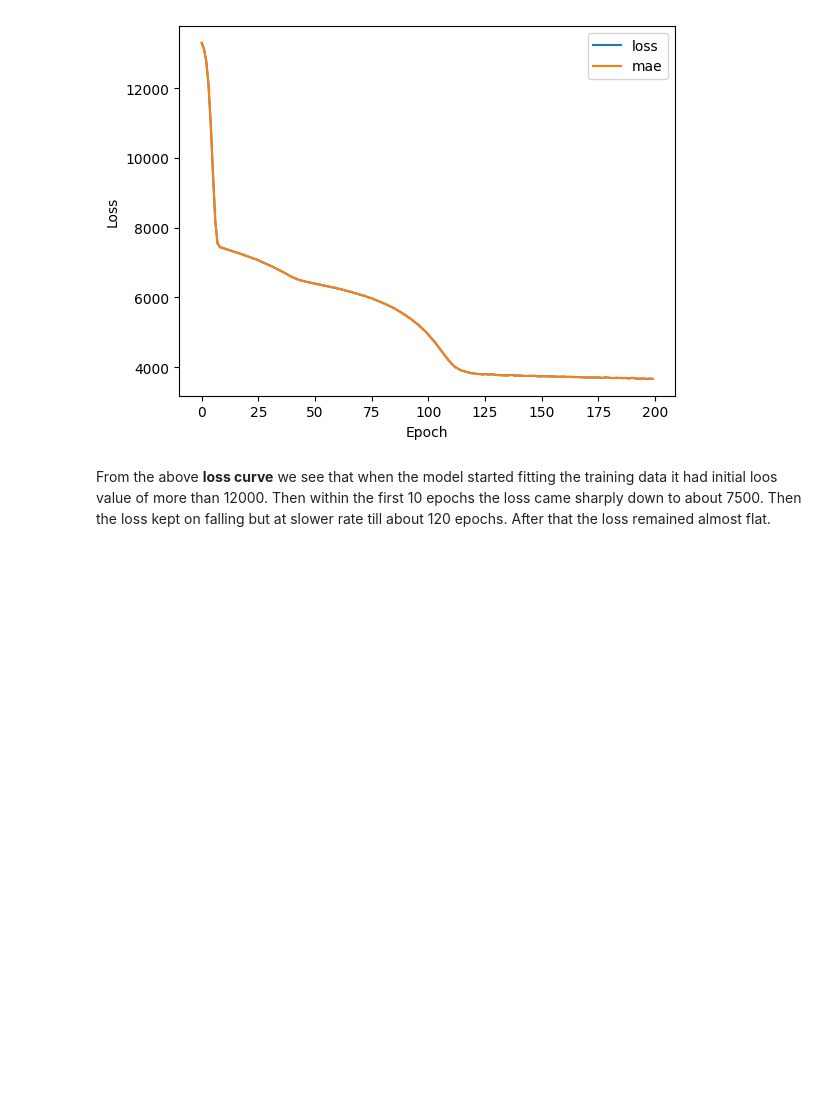
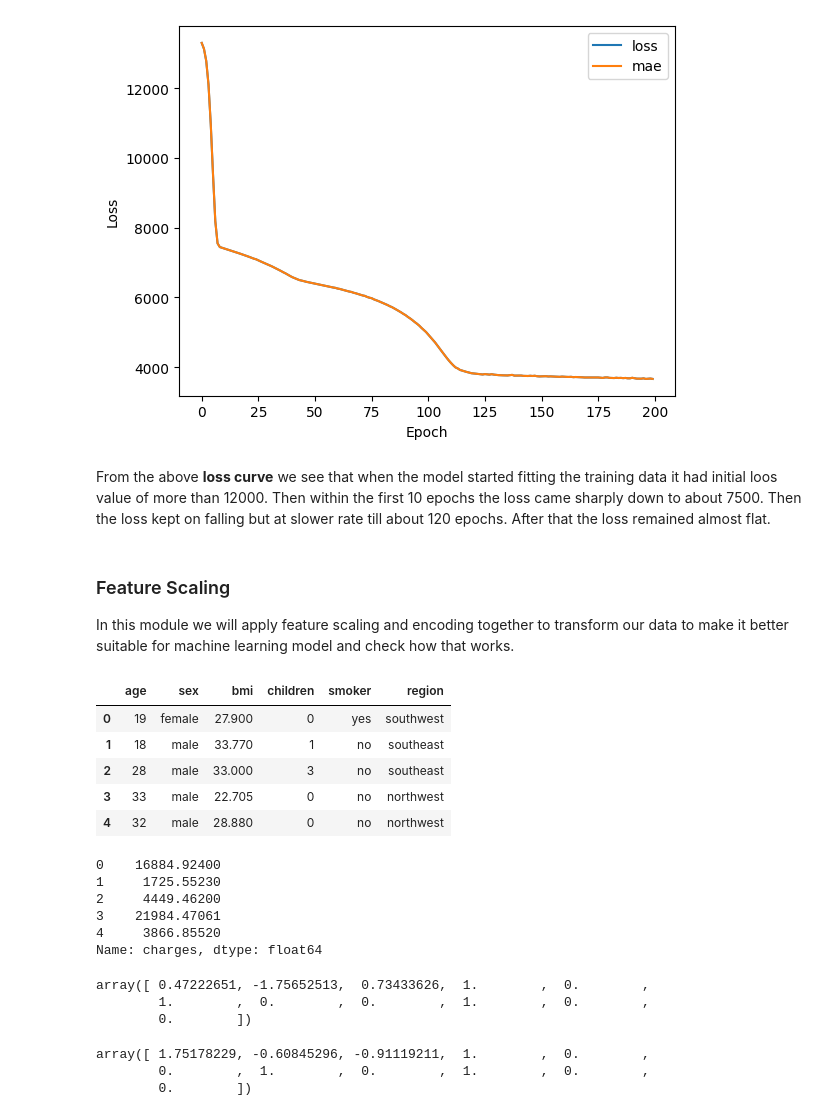
Before and after one commit to GoAshim/Artificial-Neural-Network-with-TensorFlow, a Jupyter notebook: 03_Regression_Problem_with_TensorFlow_Predict_Premium.ipynb, the cells around one changed output. Saved outputs shown, nothing was run; the diff lists cells and outputs as text; code cells hidden in the pictures; blank space fills up the shorter version.

```diff
--- a/03_Regression_Problem_with_TensorFlow_Predict_Premium.ipynb
+++ b/03_Regression_Problem_with_TensorFlow_Predict_Premium.ipynb
@@ -371,3 +371,6 @@ plt.ylabel("Loss");
 [figure]
 # %% [markdown]
 From the above **loss curve** we see that when the model started fitting the training data it had initial loos value of more than 12000. Then within the first 10 epochs the loss came sharply down to about 7500. Then the loss kept on falling but at slower rate till about 120 epochs. After that the loss remained almost flat.
+# %% [markdown]
+### Feature Scaling
+In this module we will apply feature scaling and encoding together to transform our data to make it better suitable for machine learning model and check how that works.
@@ -373,0 +382,22 @@ From the above **loss curve** we see that when the model started fitting the tra
+# %%
+# Create Feature(X) and label(y)
+X = ins.drop(columns=['charges'])
+y = ins['charges']
+# %%
+X.head()
+# %% [output]
+|  | age | sex | bmi | children | smoker | region |
+| 0 | 19 | female | 27.900 | 0 | yes | southwest |
+| 1 | 18 | male | 33.770 | 1 | no | southeast |
+| 2 | 28 | male | 33.000 | 3 | no | southeast |
+| 3 | 33 | male | 22.705 | 0 | no | northwest |
+| 4 | 32 | male | 28.880 | 0 | no | northwest |
+# %%
+y.head()
+# %% [output]
+0    16884.92400
+1     1725.55230
+2     4449.46200
+3    21984.47061
+4     3866.85520
+Name: charges, dtype: float64
@@ -373,0 +422,14 @@ From the above **loss curve** we see that when the model started fitting the tra
+# %%
+# Check the features of a sample record from the new training dataset
+X1_train_std[0]
+# %% [output]
+array([ 0.47222651, -1.75652513,  0.73433626,  1.        ,  0.        ,
+        1.        ,  0.        ,  0.        ,  1.        ,  0.        ,
+        0.        ])
+# %%
+# Check the features of a sample record from the new test dataset
+X1_test_std[2]
+# %% [output]
+array([ 1.75178229, -0.60845296, -0.91119211,  1.        ,  0.        ,
+        0.        ,  1.        ,  0.        ,  1.        ,  0.        ,
+        0.        ])
```
Also changed, not shown: parts of 6 cells of this notebook.
